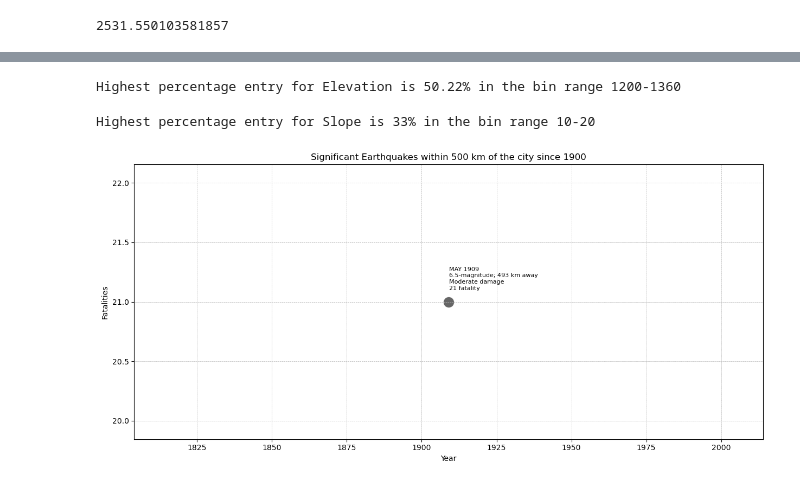
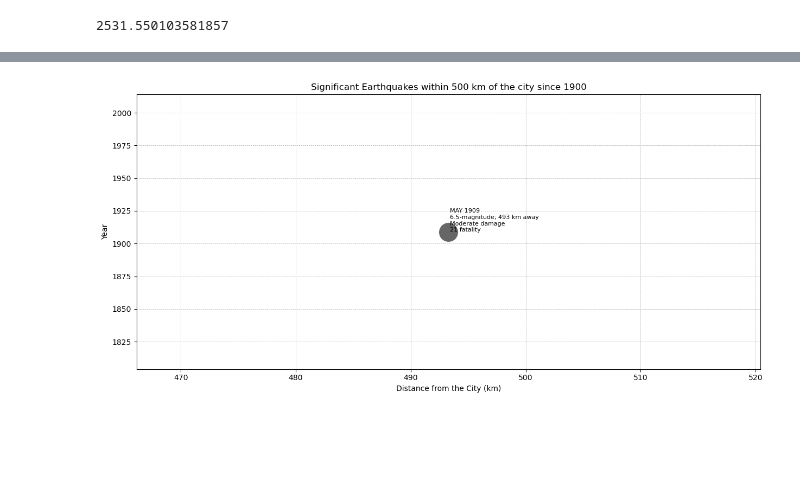
Before and after one commit to rosemaryturtle/city-scan-automation, a Jupyter notebook: scan_assembly.ipynb, the cells around one changed output, grey strips where cells are left out. Cells and saved outputs as stored; diff of their text form; code cells hidden in the pictures; blank space fills up the shorter version.

```diff
--- a/scan_assembly.ipynb
+++ b/scan_assembly.ipynb
@@ -1297,7 +1133,6 @@ def elev_stats():
             values='percent',
             color='Bin',
             color_discrete_map=elevation_colors,
-            title=f"Elevation Distribution in {city}",
             labels={'percent': 'Percentage', 'Elevation': 'Elevation Range'}
         )
 
@@ -1311,8 +1146,6 @@ def elev_stats():
         max_percent_index = elev['percent'].idxmax()
         highest_percent_row = elev.loc[max_percent_index]
         print(f"Highest percentage entry for Elevation is {highest_percent_row['percent']:.2f}% in the bin range {highest_percent_row['Bin']}")
-# %% [output]
-Highest percentage entry for Elevation is 50.22% in the bin range 1200-1360
 # %%
 # #Elevation Graph
 # def elev_stats():
@@ -1414,28 +1247,21 @@ def slope_stats():
 
         slope = pd.read_csv(slope_stats_file)
 
-        # Calculate the total count
         total_count = slope['Count'].sum()
 
-        # Calculate percentage
         slope['percent'] = slope['Count'] / total_count * 100
 
-        # Convert to numeric
         slope['percent'] = pd.to_numeric(slope['percent'], errors='coerce')
 
-        # Drop rows with NaN values in 'Bin'
         slope = slope.dropna(subset=['Bin']).copy()
 
-        # Preprocess the data
         slope['Percent'] = (slope['percent'] / 100).apply(lambda x: f"{x:.0%}")
         slope['Slope'] = slope['Bin'].str.extract(r"(\d+)").astype(float)
         slope['Bin'] = pd.Categorical(slope['Bin'], categories=slope['Bin'].unique())
 
-        # Identify the upper range dynamically
         slope['UpperRange'] = slope['Bin'].str.extract(r"-(\d+)$").astype(float)
         max_upper_range = slope['UpperRange'].max()
 
-        # Define colors
         slope_colors = {
             "0-2": "#ffffd4",
             "2-5": "#fed98e",
@@ -1444,7 +1270,6 @@ def slope_stats():
             f"20-{int(max_upper_range)}": "#993404"
         }
 
-        # Matplotlib Treemap
         plt.figure(figsize=(12, 8))
         squarify.plot(sizes=slope['percent'], label=slope['Bin'],
                       color=[slope_colors.get(bin_label, "#999999") for bin_label in slope['Bin']],
@@ -1453,23 +1278,19 @@ def slope_stats():
         plt.axis('off')
         plt.tight_layout()
 
-        # Save the Matplotlib treemap
         render_path_png = os.path.join(render_folder, f"{city}_slope_treemap.png")
         plt.savefig(render_path_png, bbox_inches='tight')
         plt.close()
 
-        # Plotly Treemap
         fig = px.treemap(
             slope,
-            path=['Bin'],  # Only the 'Bin' is used as the path
+            path=['Bin'],
             values='percent',
             color='Bin',
             color_discrete_map=slope_colors,
-            title=f"Slope Distribution in {city}",
             labels={'percent': 'Percentage', 'Slope': 'Slope Range'}
         )
 
-        # Update layout
         fig.update_layout(
             showlegend=False,
             margin=dict(t=50, l=25, r=25, b=25)
@@ -1477,12 +1298,9 @@ def slope_stats():
         fig.show()
         fig.write_html(render_path_png.replace('.png', '.html'), full_html=False, include_plotlyjs='cdn')
 
-        # Print the highest percentage value and consequent class
         max_percent_index = slope['percent'].idxmax()
         highest_percent_row = slope.loc[max_percent_index]
         print(f"Highest percentage entry for Slope is {highest_percent_row['Percent']} in the bin range {highest_percent_row['Bin']}")
-# %% [output]
-Highest percentage entry for Slope is 33% in the bin range 10-20
 # %%
 # #Slope Graph
 # def slope_stats():
@@ -1568,15 +1386,6 @@ Highest percentage entry for Slope is 33% in the bin range 10-20
 # %%
 #Cyclone Graph
 # %%
-import requests
-import pandas as pd
-import geopandas as gpd
-from shapely.geometry import Point
-from datetime import datetime
-import matplotlib.pyplot as plt
-import numpy as np
-import os
-
 def get_earthquake_data():
     url = "http://www.ngdc.noaa.gov/hazel/hazard-service/api/v1/earthquakes"
     response = requests.get(url, params={"minYear": 1900, "maxYear": datetime.now().year})
@@ -1584,7 +1393,6 @@ def get_earthquake_data():
     eq_json = response.json()
     eq = pd.json_normalize(eq_json, record_path=['items'])
     return eq
-
 def get_earthquake_timeline():
     damages = {
         "0": "None",
@@ -1602,22 +1410,18 @@ def get_earthquake_timeline():
 
     eq = get_earthquake_data()
 
-    y_ratio = 51498 / 13514  # Ratio for the y-axis scaling
-
     city_point = features.unary_union.centroid
 
     eq_near = eq.dropna(subset=['latitude', 'longitude'])
     eq_near['geometry'] = eq_near.apply(lambda row: Point(row['longitude'], row['latitude']), axis=1)
     eq_near = gpd.GeoDataFrame(eq_near, geometry='geometry', crs='EPSG:4326')
 
-    # Reproject to a projected CRS for distance calculation
     eq_near = eq_near.to_crs("EPSG:3857")
     city_point = gpd.GeoSeries([city_point], crs="EPSG:4326").to_crs("EPSG:3857").iloc[0]
 
-    eq_near['distance'] = eq_near.geometry.distance(city_point) / 1000  # Distance in kilometers
+    eq_near['distance'] = eq_near.geometry.distance(city_point) / 1000
     eq_near['magXdist'] = eq_near['eqMagnitude'] * (2000 - eq_near['distance'])
 
-    # Fill NaN values with a default value before casting
     eq_near['damageAmountOrder'] = eq_near['damageAmountOrder'].fillna(0).astype(int)
     eq_near['damageMillionsDollars'] = eq_near['damageMillionsDollars'].fillna(0).astype(float)
     eq_near['deaths'] = eq_near['deaths'].fillna(0).astype(int)
@@ -1661,49 +1465,49 @@ def get_earthquake_timeline():
 
     eq_text_select = eq_text.nlargest(10, 'magXdist').sort_values(by='BEGAN')
 
-    # Map severity levels to colors
     eq_text_select['severity_color'] = eq_text_select['damageAmountOrder'].apply(lambda x: severity_colors.get(str(int(x)), 'black'))
 
-    # Create scatter plot of the 10 largest earthquakes
     plt.figure(figsize=(12.5, 6))
-    scatter = plt.scatter(eq_text_select['BEGAN'].dt.year, eq_text_select['deaths'], s=eq_text_select['damageAmountOrder'] * 100, alpha=0.6, c=eq_text_select['severity_color'], edgecolors="w", linewidth=0.5)
+    scatter = plt.scatter(eq_text_select['distance'], eq_text_select['BEGAN'].dt.year, s=eq_text_select['eqMagnitude'] * 100, alpha=0.6, c=eq_text_select['severity_color'], edgecolors="w", linewidth=0.5)
     for _, row in eq_text_select.iterrows():
-        plt.text(row['BEGAN'].year + 0.1, row['deaths'] + 0.1, row['text'], fontsize=8, ha='left')
-    plt.xlabel('Year')
-    plt.ylabel('Fatalities')
+        plt.text(row['distance'] + 0.1, row['BEGAN'].year + 0.1, row['text'], fontsize=8, ha='left')
+    plt.xlabel('Distance from the City (km)')
+    plt.ylabel('Year')
     plt.title('Significant Earthquakes within 500 km of the city since 1900')
     plt.grid(True, linestyle='--', linewidth=0.5)
     plt.tight_layout()
     render_path = os.path.join(render_folder, f"{city}_earthquake_timeline.png")
     plt.savefig(render_path, bbox_inches='tight')
     plt.show()
 
     fig = go.Figure()
 
     fig.add_trace(go.Scatter(
-        x=eq_text_select['BEGAN'].dt.year,
-        y=eq_text_select['deaths'],
+        x=eq_text_select['distance'],
+        y=eq_text_select['BEGAN'].dt.year,
         mode='markers+text',
-        text=eq_text_select['text'],
         marker=dict(
-            size=eq_text_select['damageAmountOrder'] * 10,
+            size=eq_text_select['eqMagnitude'] * 10,
             color=eq_text_select['damageAmountOrder'],
             colorscale=['#ff9999', '#ff4d4d', '#cc0000'],
             showscale=True
         ),
         textposition='top center'
     ))
 
     fig.update_layout(
-        title='Significant Earthquakes within 500 km of the city since 1900',
         xaxis=dict(
-            title='Year'
+            title='Distance from the City (km)'
         ),
         autosize=True,
-        yaxis_title='Fatalities',
+        yaxis=dict(
+            title='Year',
+            tickmode='linear',
+            dtick=1
+        ),
         showlegend=False
     )
     fig.show()
-    fig.write_html(render_path.replace('.png', '.html'),full_html=False, include_plotlyjs='cdn')
+    fig.write_html(render_path.replace('.png', '.html'), full_html=False, include_plotlyjs='cdn')
 # %% [output]
-[figure, old version]
+[figure, new version]
```
Also changed, not shown: parts of 19 cells of this notebook, 31 other files.
